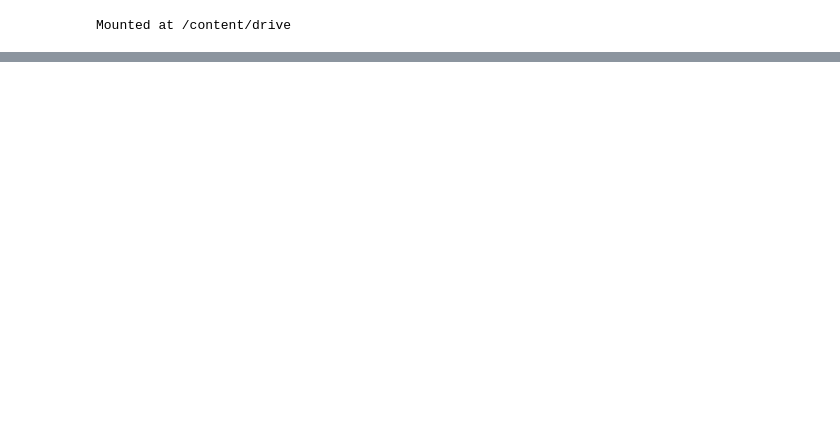
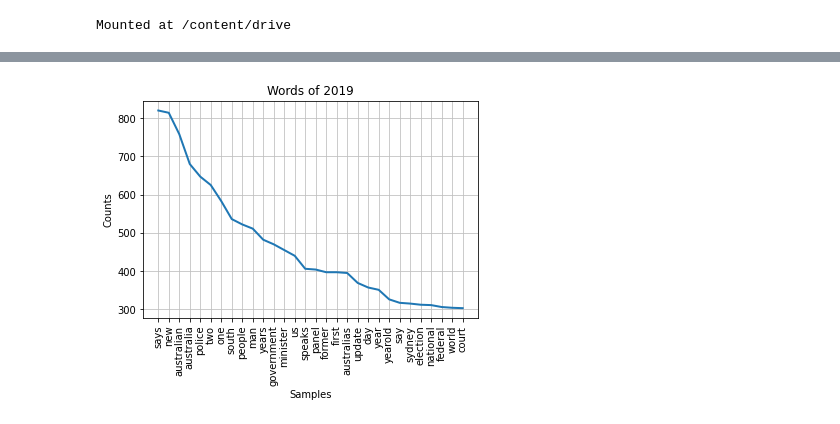
Before and after one commit to ChrisFJardine/Masterclass, a Jupyter notebook: CJardineAssignment3__Wrangling.ipynb, the cells around one changed output, grey strips where cells are left out. Saved outputs shown, nothing was run; the diff lists cells and outputs as text; code cells hidden in the pictures; blank space fills up the shorter version.

```diff
--- a/CJardineAssignment3__Wrangling.ipynb
+++ b/CJardineAssignment3__Wrangling.ipynb
@@ -59,0 +90,5 @@ NameError: ignored
+# %%
+fdist = FreqDist(listwords2019)
+fdist.plot(30, cumulative = False, title = 'Words of 2019')
+# %% [output]
+[figure, added]
```
Also changed, not shown: parts of 22 cells of this notebook.
